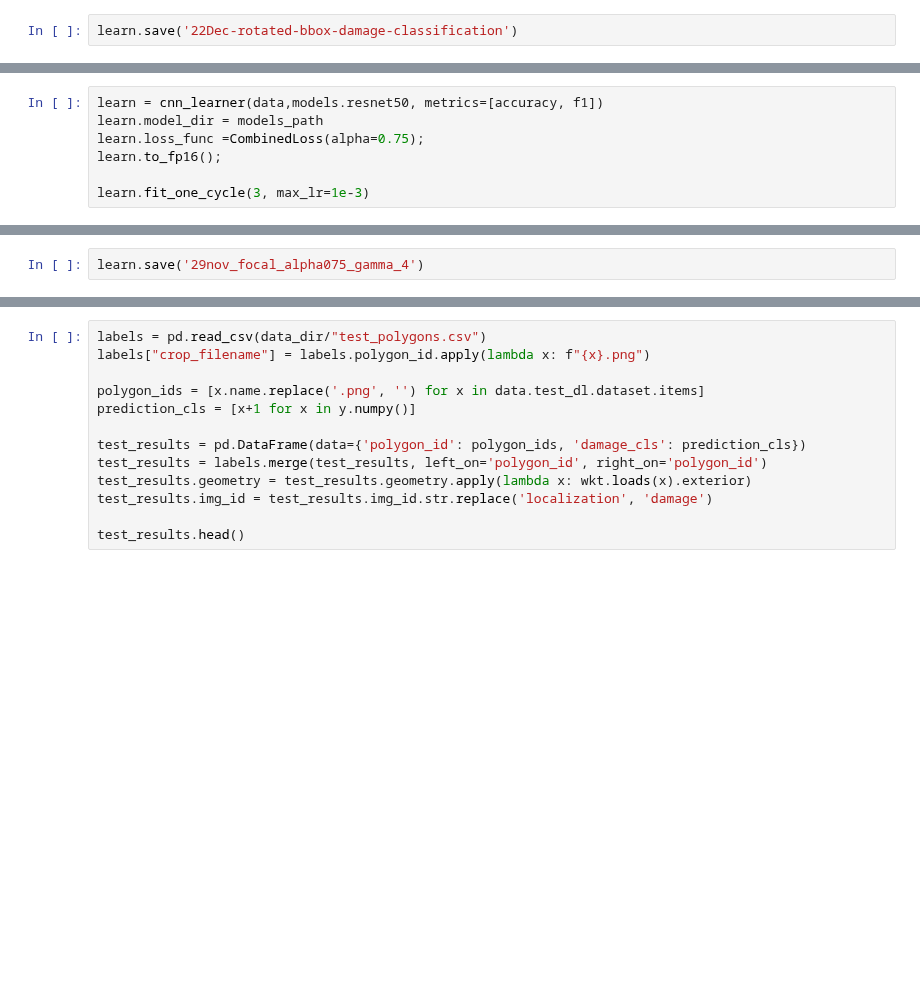
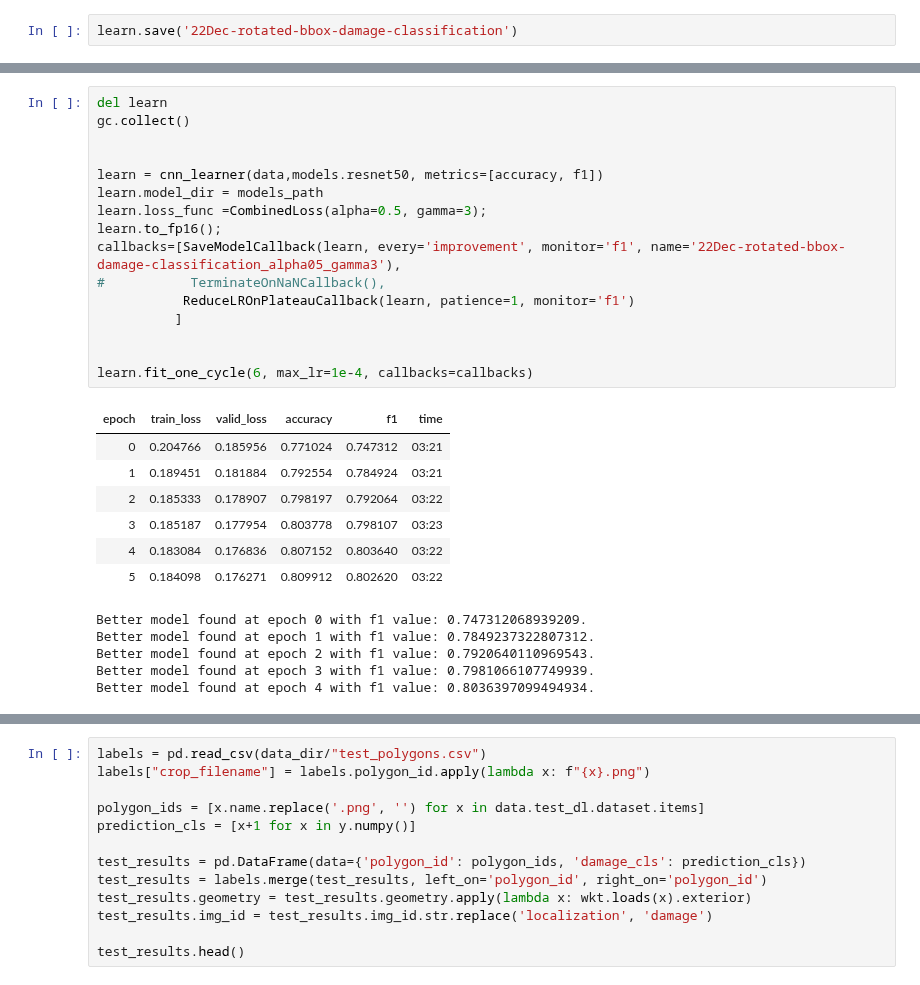
Before and after one commit to wwymak/spacenet-buildings, a Jupyter notebook: xview2/22Dec-improving classification using rotated bounding box.ipynb, the cells around one changed output, grey strips where cells are left out. Saved outputs shown, nothing was run; the diff lists cells and outputs as text; blank space fills up the shorter version.

```diff
--- a/xview2/22Dec-improving classification using rotated bounding box.ipynb
+++ b/xview2/22Dec-improving classification using rotated bounding box.ipynb
@@ -295,7 +221,0 @@ learn.fit_one_cycle(3, max_lr=1e-3)
-# %%
-learn = cnn_learner(data,models.resnet50, metrics=[accuracy, f1])
-learn.model_dir = models_path
-learn.loss_func =CombinedLoss(alpha=0.75);
-learn.to_fp16();
-
-learn.fit_one_cycle(3, max_lr=1e-3)
@@ -385,2 +260,29 @@ callbacks=[SaveModelCallback(learn, every='improvement', monitor='f1', name='29n
-# %%
-learn.save('29nov_focal_alpha075_gamma_4')
+# %%
+del learn
+gc.collect()
+
+
+learn = cnn_learner(data,models.resnet50, metrics=[accuracy, f1])
+learn.model_dir = models_path
+learn.loss_func =CombinedLoss(alpha=0.5, gamma=3);
+learn.to_fp16();
+callbacks=[SaveModelCallback(learn, every='improvement', monitor='f1', name='22Dec-rotated-bbox-damage-classification_alpha05_gamma3'),
+#           TerminateOnNaNCallback(),
+           ReduceLROnPlateauCallback(learn, patience=1, monitor='f1')
+          ]
+
+
+learn.fit_one_cycle(6, max_lr=1e-4, callbacks=callbacks)
+# %% [output]
+| epoch | train_loss | valid_loss | accuracy | f1 | time |
+| 0 | 0.204766 | 0.185956 | 0.771024 | 0.747312 | 03:21 |
+| 1 | 0.189451 | 0.181884 | 0.792554 | 0.784924 | 03:21 |
+| 2 | 0.185333 | 0.178907 | 0.798197 | 0.792064 | 03:22 |
+| 3 | 0.185187 | 0.177954 | 0.803778 | 0.798107 | 03:23 |
+| 4 | 0.183084 | 0.176836 | 0.807152 | 0.803640 | 03:22 |
+| 5 | 0.184098 | 0.176271 | 0.809912 | 0.802620 | 03:22 |
+Better model found at epoch 0 with f1 value: 0.747312068939209.
+Better model found at epoch 1 with f1 value: 0.7849237322807312.
+Better model found at epoch 2 with f1 value: 0.7920640110969543.
+Better model found at epoch 3 with f1 value: 0.7981066107749939.
+Better model found at epoch 4 with f1 value: 0.8036397099494934.
```
Also changed, not shown: parts of 27 cells of this notebook, 1 other file.
